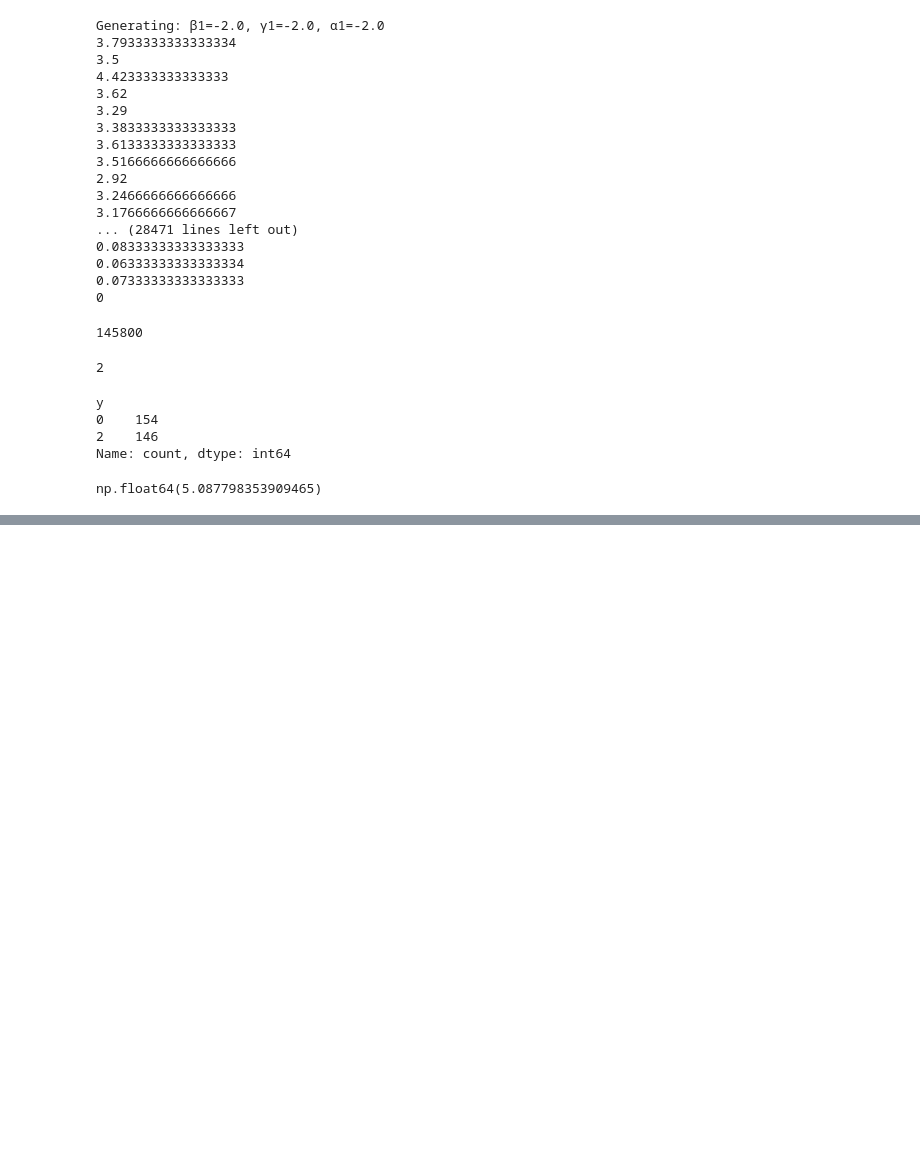
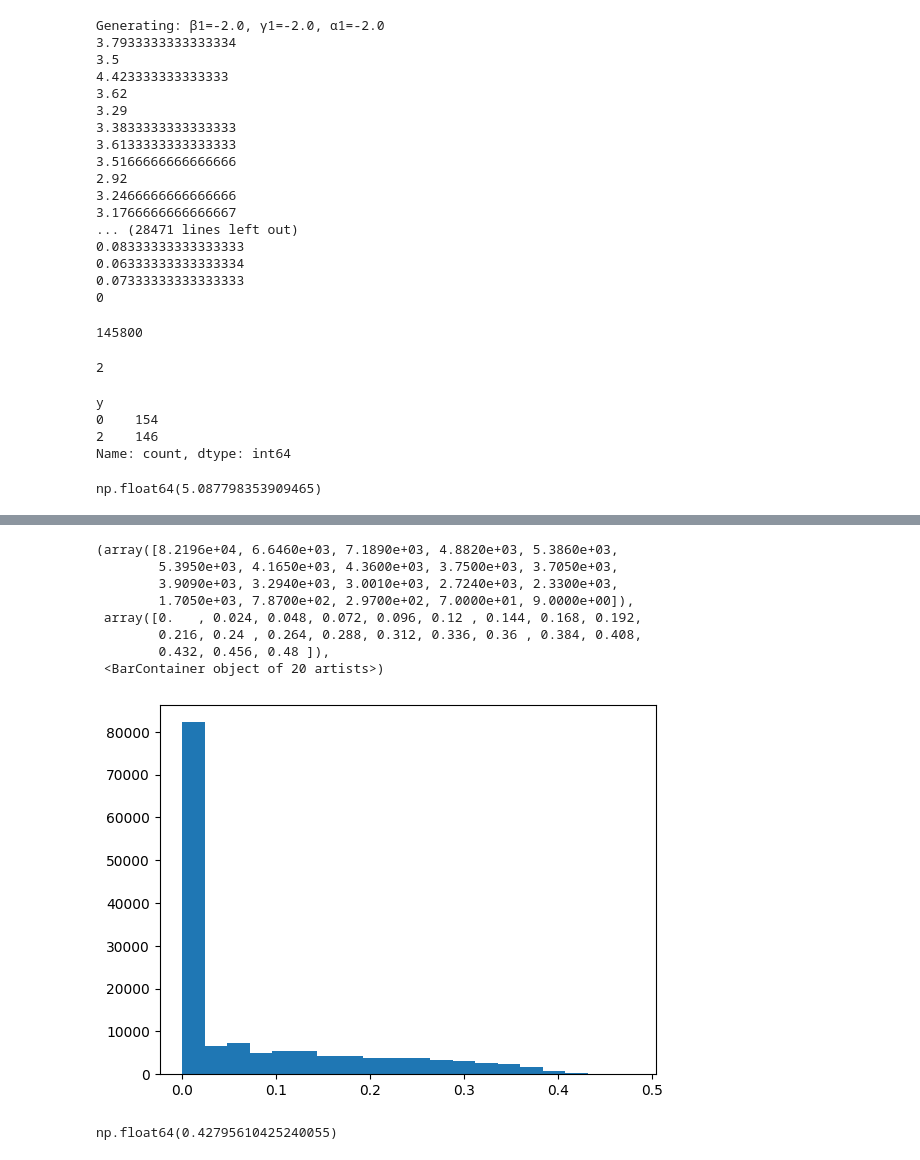
Before and after one commit to JPasindu/ResearchProjectMain, a Jupyter notebook: Final Simulation/data_simulation.ipynb, the cells around one changed output, grey strips where cells are left out. Cells and saved outputs as stored; diff of their text form; code cells hidden in the pictures; blank space fills up the shorter version.

```diff
--- a/Final Simulation/data_simulation.ipynb
+++ b/Final Simulation/data_simulation.ipynb
@@ -166,0 +152,16 @@ abg_df.to_csv('parameter_combinations_with_gt5_classes.csv', index=False)
+# %%
+plt.hist(abg_df['p_p'], bins=20)
+# %% [output]
+(array([8.2196e+04, 6.6460e+03, 7.1890e+03, 4.8820e+03, 5.3860e+03,
+        5.3950e+03, 4.1650e+03, 4.3600e+03, 3.7500e+03, 3.7050e+03,
+        3.9090e+03, 3.2940e+03, 3.0010e+03, 2.7240e+03, 2.3300e+03,
+        1.7050e+03, 7.8700e+02, 2.9700e+02, 7.0000e+01, 9.0000e+00]),
+ array([0.   , 0.024, 0.048, 0.072, 0.096, 0.12 , 0.144, 0.168, 0.192,
+        0.216, 0.24 , 0.264, 0.288, 0.312, 0.336, 0.36 , 0.384, 0.408,
+        0.432, 0.456, 0.48 ]),
+ <BarContainer object of 20 artists>)
+[figure, added]
+# %%
+(abg_df['p_p']==0).mean()
+# %% [output]
+np.float64(0.42795610425240055)
```
Also changed, not shown: parts of 15 cells of this notebook, 5 other files.
